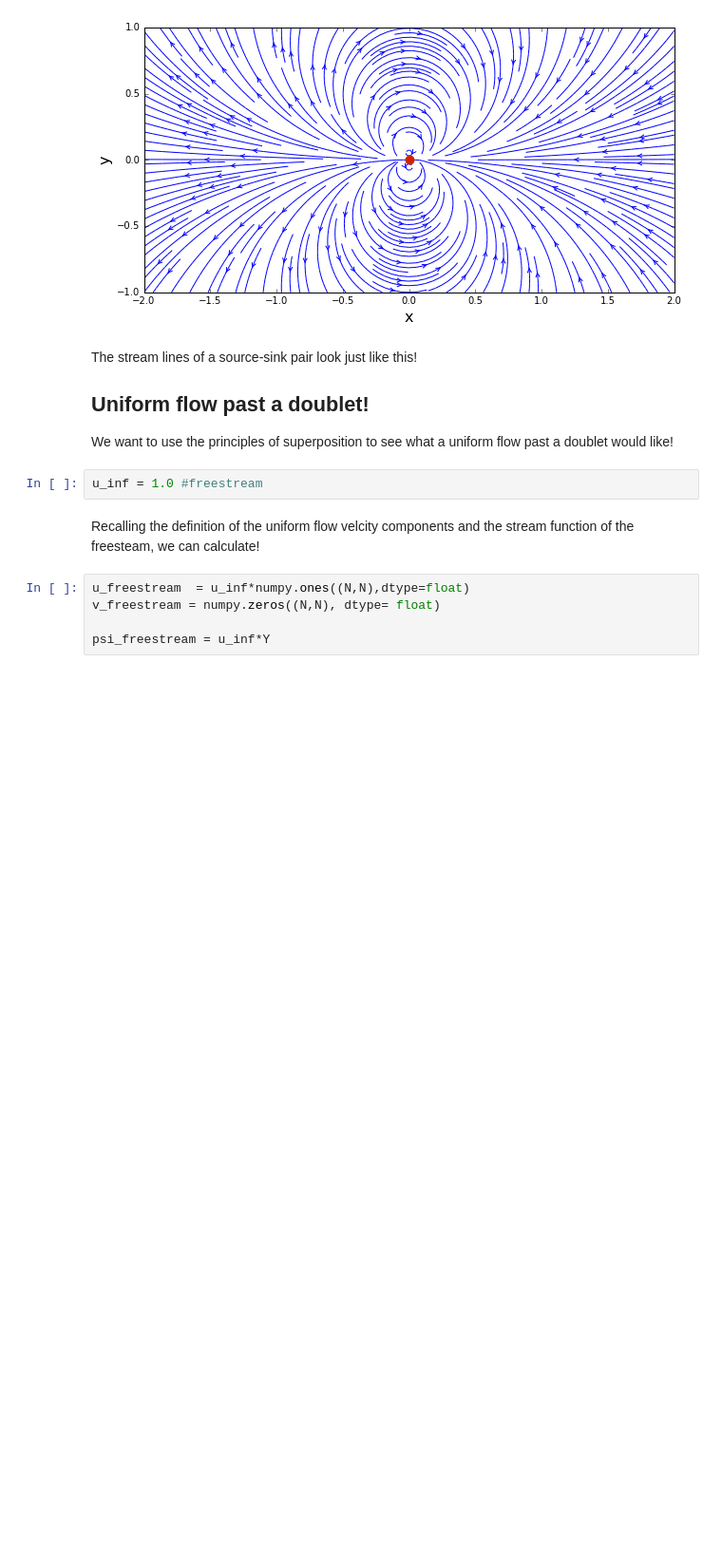
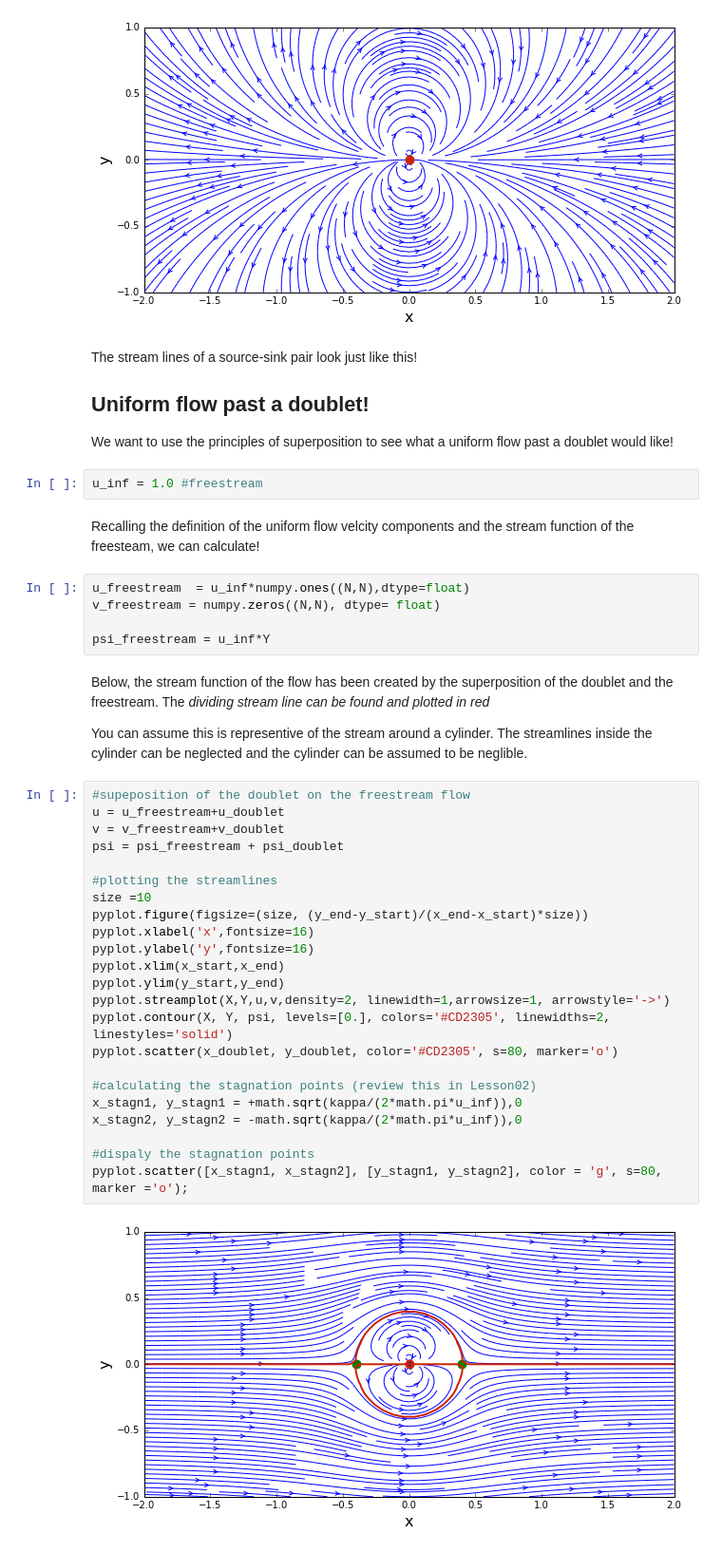
Before and after one commit to jennakosborn/mae6226, a Jupyter notebook: Lesson03.ipynb, the cells around one changed output. Shown: that part at 95% size. Cells and saved outputs as stored; diff of their text form; blank space fills up the shorter version.

Commit message:
another update for Lesson03

```diff
--- a/Lesson03.ipynb
+++ b/Lesson03.ipynb
@@ -106,3 +106,32 @@ u_freestream  = u_inf*numpy.ones((N,N),dtype=float)
 v_freestream = numpy.zeros((N,N), dtype= float)
 
 psi_freestream = u_inf*Y
+# %% [markdown]
+Below, the stream function of the flow has been created by the superposition of the doublet and the freestream. The *dividing stream line can be found and plotted in red*
+
+You can assume this is representive of the stream around a cylinder. The streamlines inside the cylinder can be neglected and the cylinder can be assumed to be neglible.
+# %%
+#supeposition of the doublet on the freestream flow
+u = u_freestream+u_doublet
+v = v_freestream+v_doublet
+psi = psi_freestream + psi_doublet
+
+#plotting the streamlines
+size =10
+pyplot.figure(figsize=(size, (y_end-y_start)/(x_end-x_start)*size))
+pyplot.xlabel('x',fontsize=16)
+pyplot.ylabel('y',fontsize=16)
+pyplot.xlim(x_start,x_end)
+pyplot.ylim(y_start,y_end)
+pyplot.streamplot(X,Y,u,v,density=2, linewidth=1,arrowsize=1, arrowstyle='->')
+pyplot.contour(X, Y, psi, levels=[0.], colors='#CD2305', linewidths=2, linestyles='solid')
+pyplot.scatter(x_doublet, y_doublet, color='#CD2305', s=80, marker='o')
+
+#calculating the stagnation points (review this in Lesson02)
+x_stagn1, y_stagn1 = +math.sqrt(kappa/(2*math.pi*u_inf)),0
+x_stagn2, y_stagn2 = -math.sqrt(kappa/(2*math.pi*u_inf)),0
+
+#dispaly the stagnation points
+pyplot.scatter([x_stagn1, x_stagn2], [y_stagn1, y_stagn2], color = 'g', s=80, marker ='o');
+# %% [output]
+[figure, added]
```
